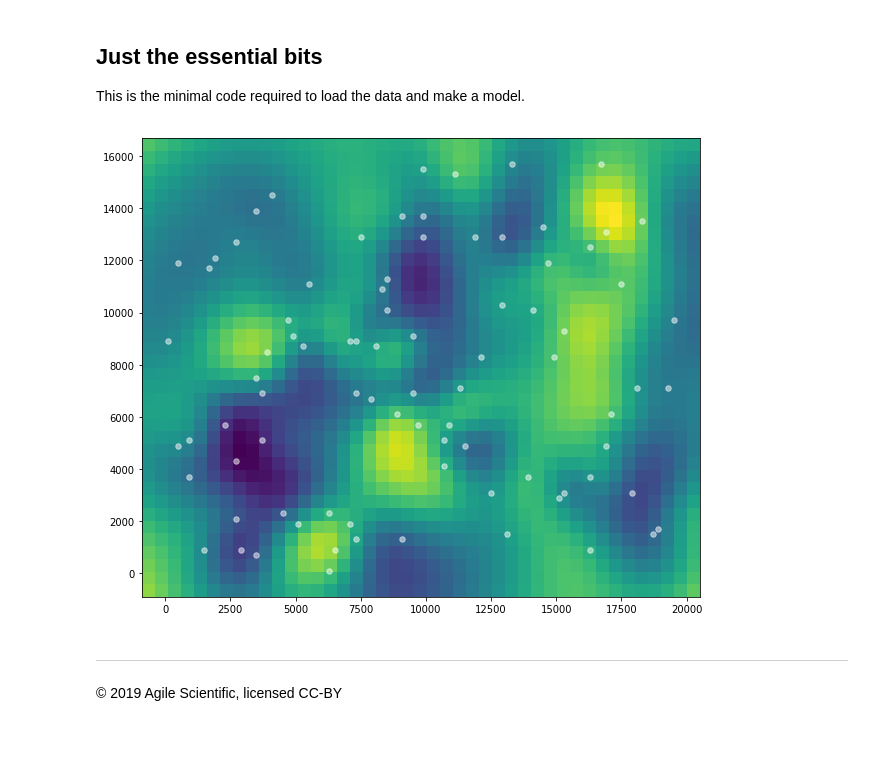
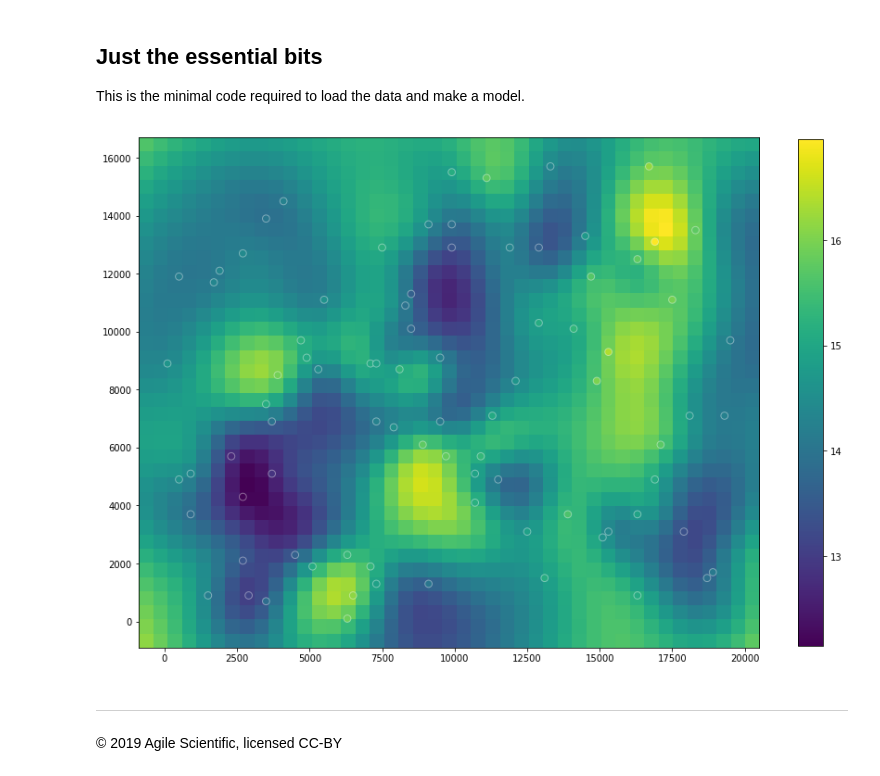
Before and after one commit to agilescientific/xlines, a Jupyter notebook: notebooks/11_Gridding_map_data.ipynb, the cells around one changed output. Drawn from its saved outputs; the diff is of its cells as text; code cells hidden in the pictures; blank space fills up the shorter version.

```diff
--- a/notebooks/11_Gridding_map_data.ipynb
+++ b/notebooks/11_Gridding_map_data.ipynb
@@ -249,33 +251,34 @@ This is the minimal code required to load the data and make a model.
 # %%
 import numpy as np
 import pandas as pd
 import matplotlib.pyplot as plt
 from scipy.interpolate import Rbf
 
 # Load the data.
 df = pd.read_csv('../data/ZoneA.dat',
                  sep=' ',
                  header=9,
                  usecols=[0, 1, 2, 3],
                  names=['x', 'y', 'thick', 'por']
                 )
 
 # Build a regular grid with 500-metre cells.
 extent = x_min, x_max, y_min, y_max = [df.x.min()-1000, df.x.max()+1000,
                                        df.y.min()-1000, df.y.max()+1000]
 grid_x, grid_y = np.mgrid[x_min:x_max:500, y_min:y_max:500]
 
 # Make the interpolator and do the interpolation.
 rbfi = Rbf(df.x, df.y, df.por)
 di = rbfi(grid_x, grid_y)
 
 # Make the plot.
-plt.figure(figsize=(10,10))
+plt.figure(figsize=(15,15))
 plt.imshow(di.T, origin="lower", extent=extent)
-plt.scatter(df.x, df.y, s=30, color='w', alpha=0.5)
+cb = plt.scatter(df.x, df.y, s=60, c=df.por, edgecolor='#ffffff66')
+plt.colorbar(cb, shrink=0.67)
 plt.show()
 # %% [output]
-[figure, old version]
+[figure, new version]
 # %% [markdown]
 ----
 
```
Also changed, not shown: parts of 3 cells of this notebook, 1 other file.
